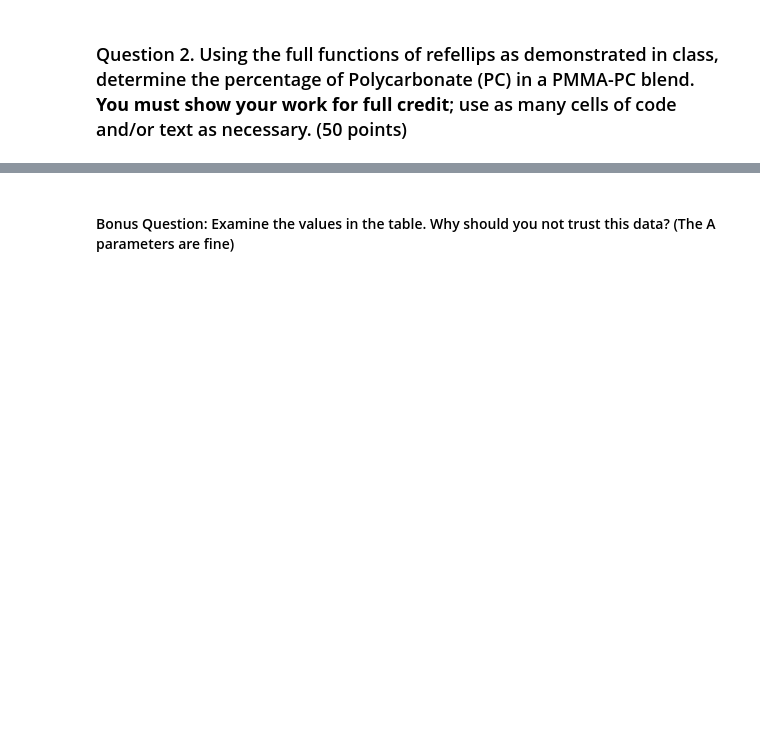
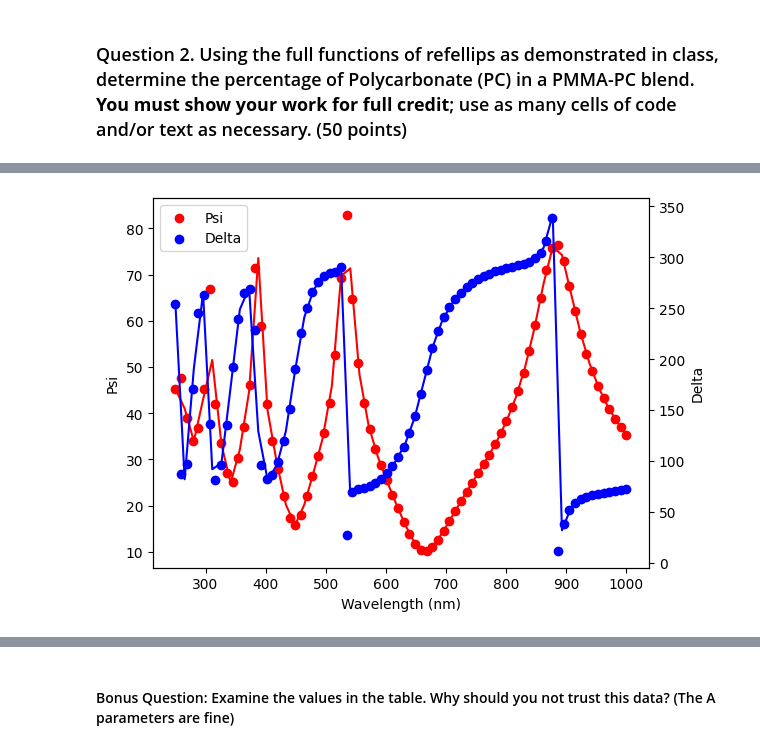
Before and after one commit to blajiness/CHE_7530-Assignments, a Jupyter notebook: Assignment7.ipynb, the cells around one changed output, grey strips where cells are left out. Cells and saved outputs as stored; diff of their text form; code cells hidden in the pictures; blank space fills up the shorter version.

```diff
--- a/Assignment7.ipynb
+++ b/Assignment7.ipynb
@@ -257,0 +264,8 @@ datafile = '/content/MSE7530/sampledata/sim_ellipsometry.txt'
+# %%
+fitlayer = fitpol(5000.) # needs some thickness to initialize
+fitlayer.thick.setp(value=9000., vary=True, bounds=(0.,10000.))
+fitlayer.ri.A.setp(value=1.2, vary=True,bounds=(1.0,1.6))
+# %%
+structure = air() | fitlayer | sio2(20) | si()
+# %%
+model = ReflectModelSE(structure)
@@ -257,0 +274,2 @@ datafile = '/content/MSE7530/sampledata/sim_ellipsometry.txt'
+# %%
+objective = ObjectiveSE(model,data)
@@ -257,0 +299,4 @@ datafile = '/content/MSE7530/sampledata/sim_ellipsometry.txt'
+# %%
+fig, ax = objective.plot()
+# %% [output]
+[figure, added]
```
Also changed, not shown: parts of 14 cells of this notebook.
